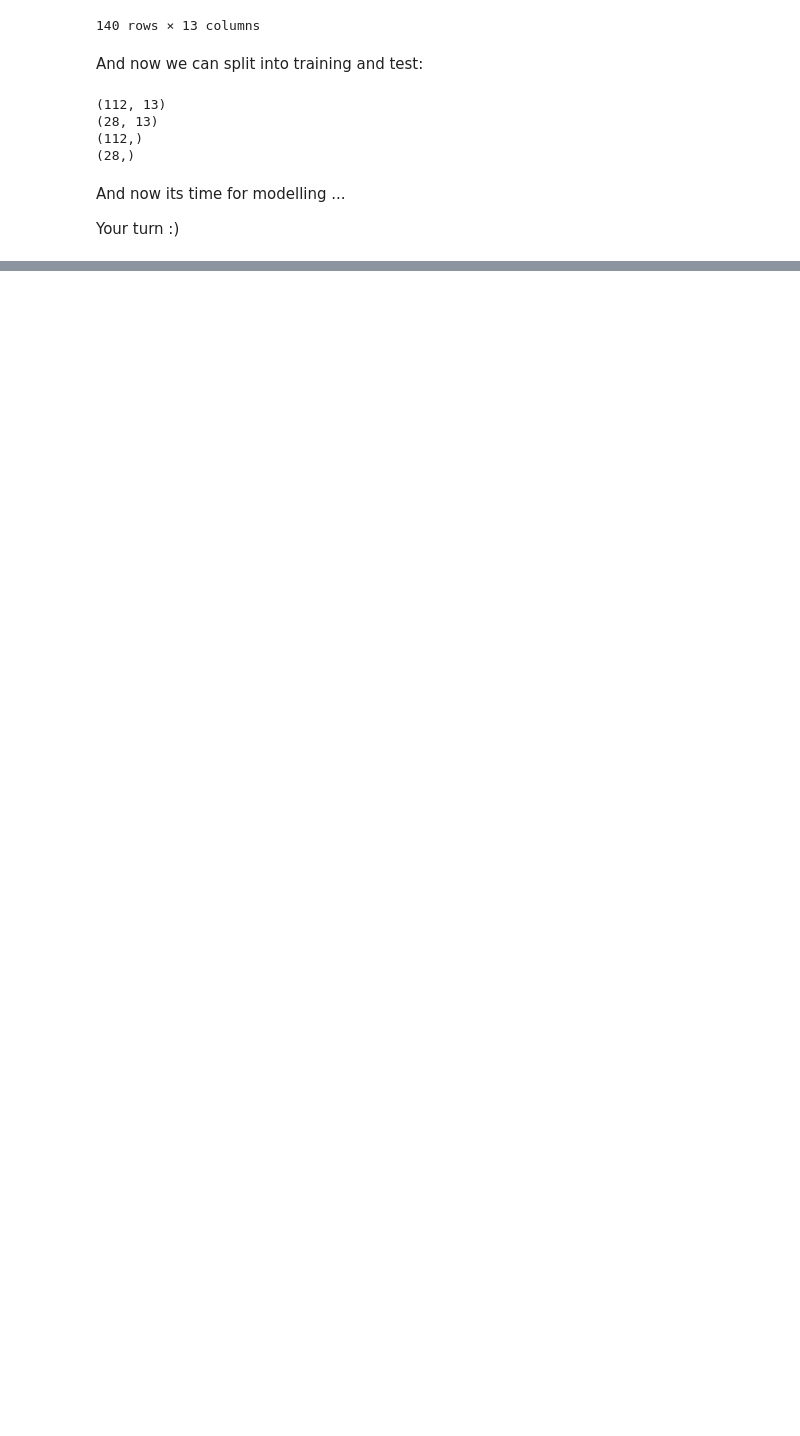
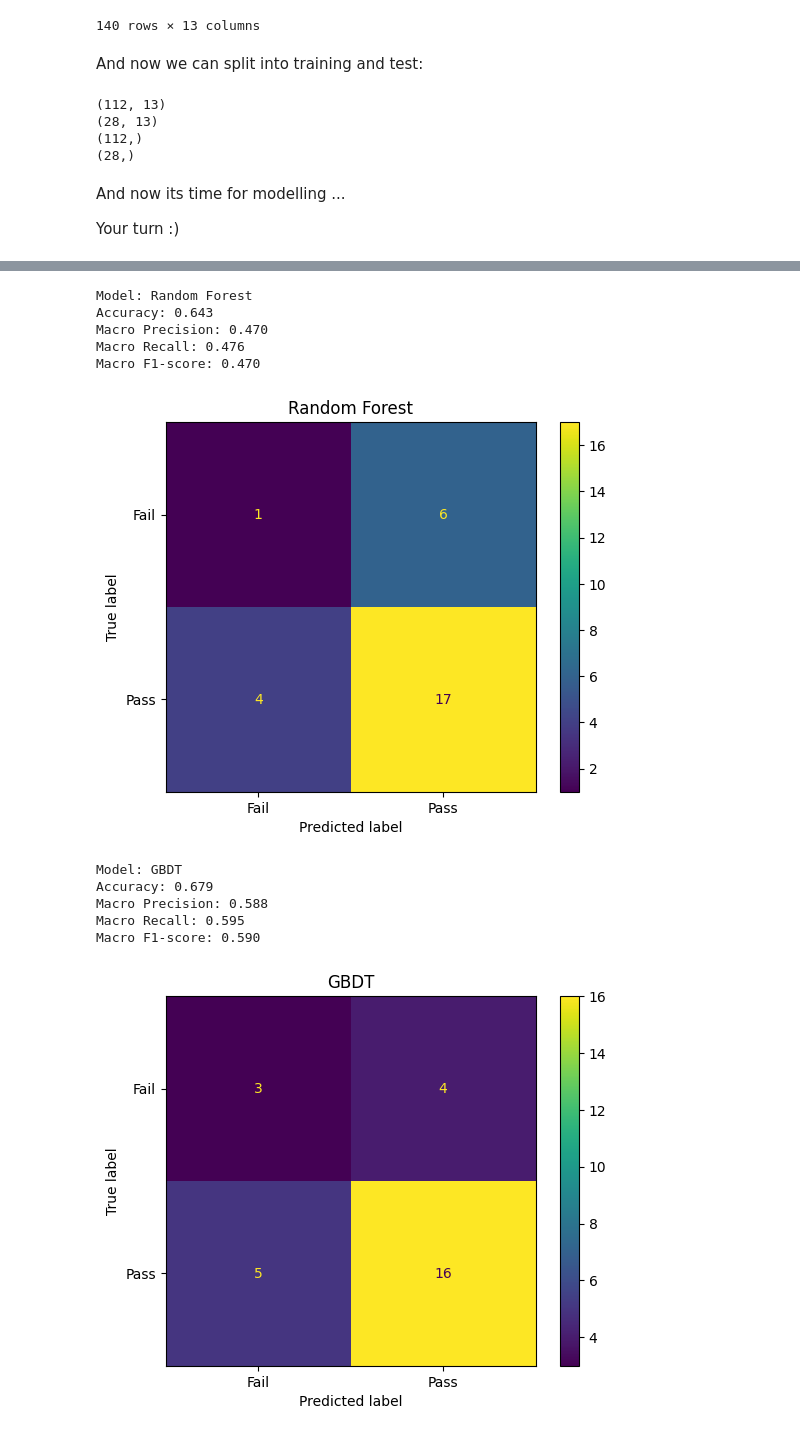
Before and after one commit to abdirovaaaisaule-jpg/IB2AD0-Public, a Jupyter notebook: 5_02_modelling_hackathon.ipynb, the cells around one changed output, grey strips where cells are left out. Cells and saved outputs as stored; diff of their text form; code cells hidden in the pictures; blank space fills up the shorter version.

```diff
--- a/5_02_modelling_hackathon.ipynb
+++ b/5_02_modelling_hackathon.ipynb
@@ -294,0 +337,75 @@ Your turn :)
+# %%
+from sklearn.ensemble import RandomForestClassifier as RF
+from sklearn.ensemble import GradientBoostingClassifier as GBDT
+from sklearn.metrics import accuracy_score, precision_recall_fscore_support, ConfusionMatrixDisplay
+import matplotlib.pyplot as plt
+
+# create and train the models
+RF_model = RF(random_state=1984).fit(X_train, Y_train)
+GBDT_model = GBDT(random_state=1984).fit(X_train, Y_train)
+
+models = [RF_model, GBDT_model]
+names = ['Random Forest', 'GBDT']
+
+# evaluate models on test data
+for i in range(2):
+    predict = models[i].predict(X_test)
+
+    precision, recall, f1_score, _ = precision_recall_fscore_support(
+        Y_test, predict, average='macro', zero_division=0
+    )
+
+    print(f"Model: {names[i]}")
+    print(f"Accuracy: {accuracy_score(Y_test, predict):.3f}")
+    print(f"Macro Precision: {precision:.3f}")
+    print(f"Macro Recall: {recall:.3f}")
+    print(f"Macro F1-score: {f1_score:.3f}")
+    print()
+
+    # confusion matrix
+    ConfusionMatrixDisplay.from_predictions(
+        Y_test, predict, display_labels=['Fail', 'Pass']
+    )
+    plt.title(names[i])
+    plt.show()
+
+    from sklearn.tree import plot_tree
+import matplotlib.pyplot as plt
+
+# Random Forest - plot the first tree
+plt.figure(figsize=(14, 7))
+plot_tree(
+    RF_model.estimators_[0],
+    feature_names=X_train.columns,
+    class_names=['Fail', 'Pass'],
+    filled=True,
+    rounded=True,
+    max_depth=3
+)
+plt.title("Random Forest - First Tree")
+plt.show()
+
+# GBDT - plot the first tree
+plt.figure(figsize=(14, 7))
+plot_tree(
+    GBDT_model.estimators_[0, 0],
+    feature_names=X_train.columns,
+    filled=True,
+    rounded=True,
+    max_depth=3
+)
+plt.title("GBDT - First Tree")
+plt.show()
+# %% [output]
+Model: Random Forest
+Accuracy: 0.643
+Macro Precision: 0.470
+Macro Recall: 0.476
+Macro F1-score: 0.470
+[figure, added]
+Model: GBDT
+Accuracy: 0.679
+Macro Precision: 0.588
+Macro Recall: 0.595
+Macro F1-score: 0.590
+[figure, added]
```
Also changed, not shown: parts of 2 cells of this notebook.
